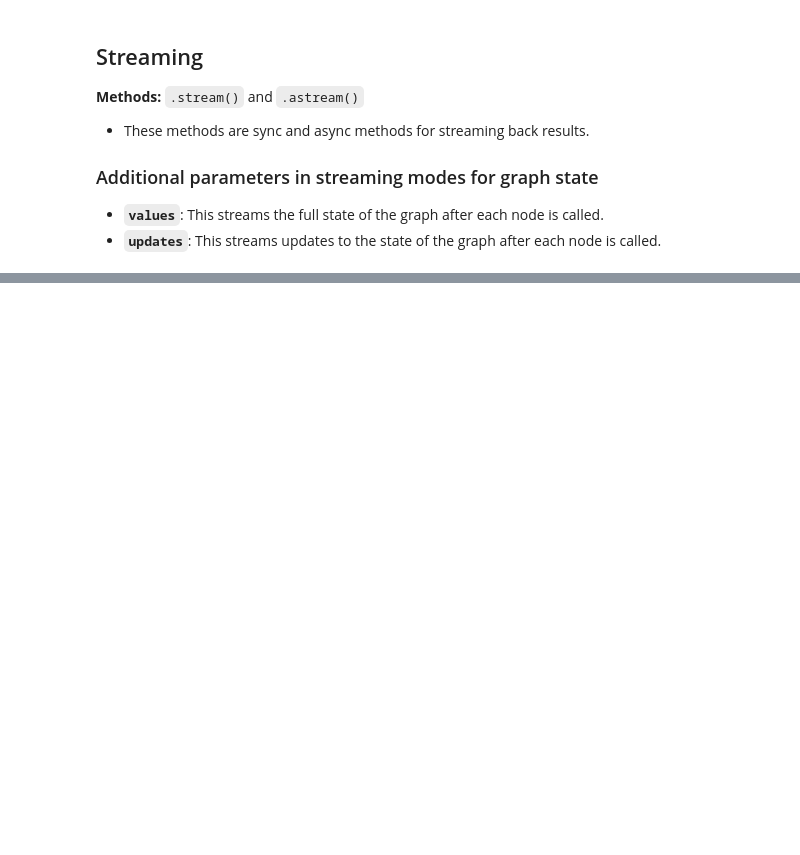
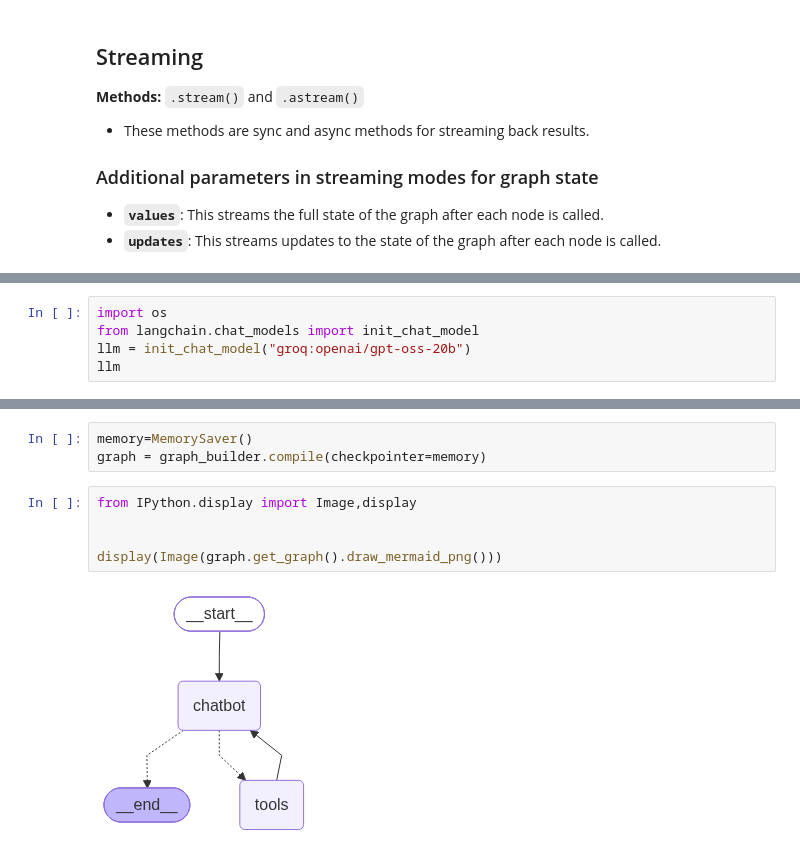
Before and after one commit to vishalhirani978/Agentic_AI_Workspace, a Jupyter notebook: AgenticAILangraph/1-Basic chat bot/1-basicChatbot.ipynb, the cells around one changed output, grey strips where cells are left out. Cells and saved outputs as stored; diff of their text form; blank space fills up the shorter version.

```diff
--- a/AgenticAILangraph/1-Basic chat bot/1-basicChatbot.ipynb
+++ b/AgenticAILangraph/1-Basic chat bot/1-basicChatbot.ipynb
@@ -449,0 +450,5 @@ async for  event in graph_builder.astream_events({"messages":"hi my name is vish
+# %%
+import os
+from langchain.chat_models import init_chat_model
+llm = init_chat_model("groq:openai/gpt-oss-20b")
+llm
@@ -449,0 +507,10 @@ async for  event in graph_builder.astream_events({"messages":"hi my name is vish
+# %%
+memory=MemorySaver()
+graph = graph_builder.compile(checkpointer=memory)
+# %%
+from IPython.display import Image,display
+
+
+display(Image(graph.get_graph().draw_mermaid_png()))
+# %% [output]
+[figure, added]
```
Also changed, not shown: parts of 27 cells of this notebook.
